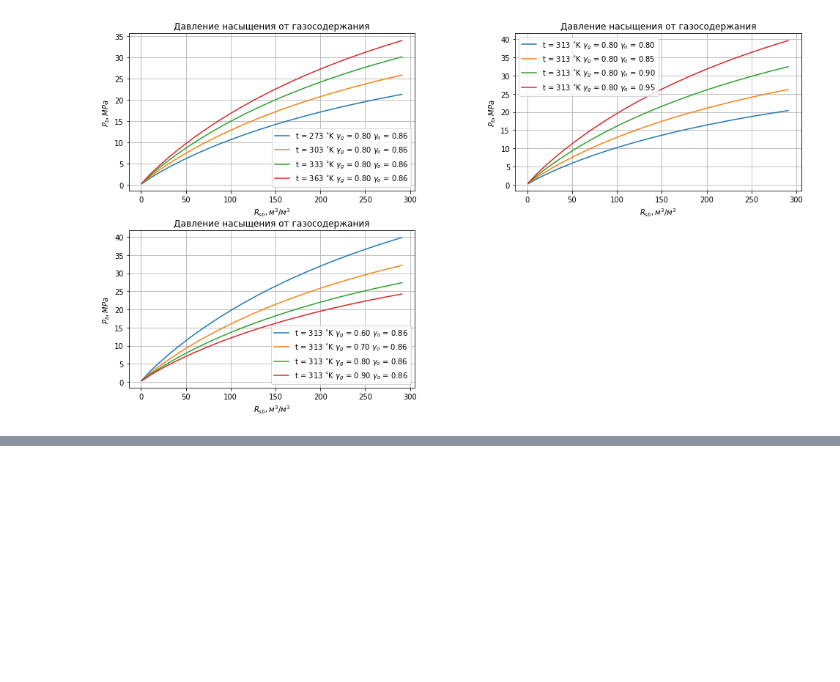
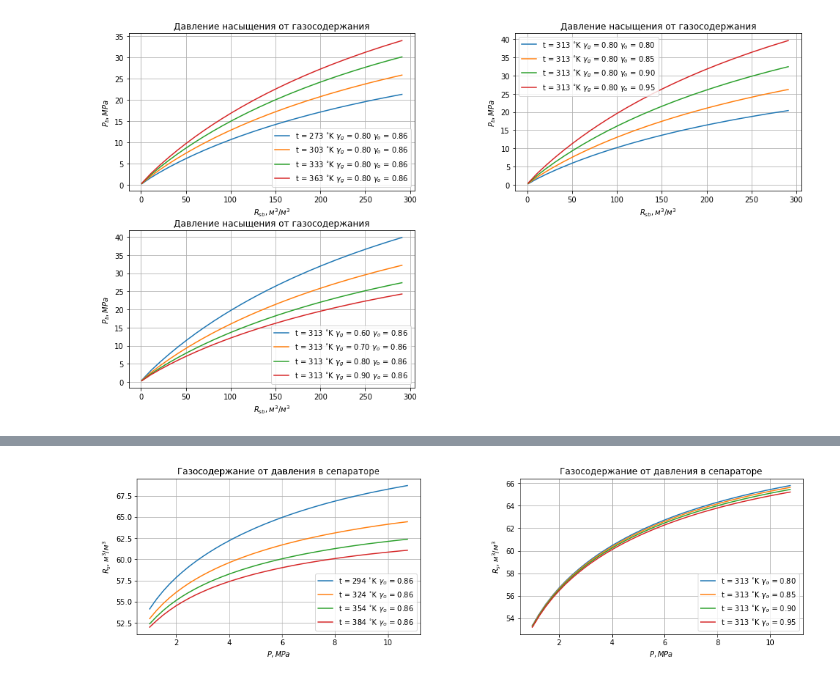
Before and after one commit to unifloc/neftpy, a Jupyter notebook: notebooks/01_01_pvt_pb.ipynb, the cells around one changed output, grey strips where cells are left out. Cells and saved outputs as stored; diff of their text form; code cells hidden in the pictures; blank space fills up the shorter version.

```diff
--- a/notebooks/01_01_pvt_pb.ipynb
+++ b/notebooks/01_01_pvt_pb.ipynb
@@ -331,0 +557,47 @@ plt.show()
+# %%
+# параметры определяющие диапазоны значений для построения графиков
+p_set=np.arange(1,11,0.25)
+t_set=np.arange(294,400,30)
+t_set_def=np.array([313])
+go_set=np.arange(0.8,1,0.05)
+go_set_def=np.array([0.86])
+r_sp = 50
+# функция для автоматизации построения графиков по давлению насыщения
+def plot_rsb_psep(plt,func,
+                  tset, goset,
+                  plot_title, plot_xlab, plot_ylab):
+    for t in tset:
+            for go in goset:
+                plt.plot(p_set, func(r_sp,go,p_set,t),
+                         label='t = %1.0f $ ^{\circ}\mathrm{K}$'%t +
+                                                  ' $\gamma_o$ = %1.2f'%go)
+    plt.title(plot_title)
+    plt.ylabel(plot_ylab, color = 'black')
+    plt.xlabel(plot_xlab, color = 'black')
+    plt.legend()
+# %%
+# код для построения графиков
+plt.figure(figsize=(15,8))
+f = pvt.unf_rsb_Mccain_m3m3
+# рисуем первый график
+plt.subplot(221)
+plt.grid()
+plot_rsb_psep(plt, f,
+              t_set, go_set_def,
+              'Газосодержание от давления в сепараторе',
+              '$P, MPa$',
+              '$R_s, м^3/м^3$')
+# рисуем второй график
+plt.subplot(222)
+plt.grid()
+plot_rsb_psep(plt, f,
+              t_set_def,go_set,
+              'Газосодержание от давления в сепараторе',
+              '$P, MPa$',
+              '$R_s, м^3/м^3$')
+
+plt.subplots_adjust(top=0.92, bottom=0.08, left=0.10, right=0.95, hspace=0.25, wspace=0.35)
+# рисуем все
+plt.show()
+# %% [output]
+[figure, added]
```
Also changed, not shown: parts of 21 cells of this notebook, 2 other files.
